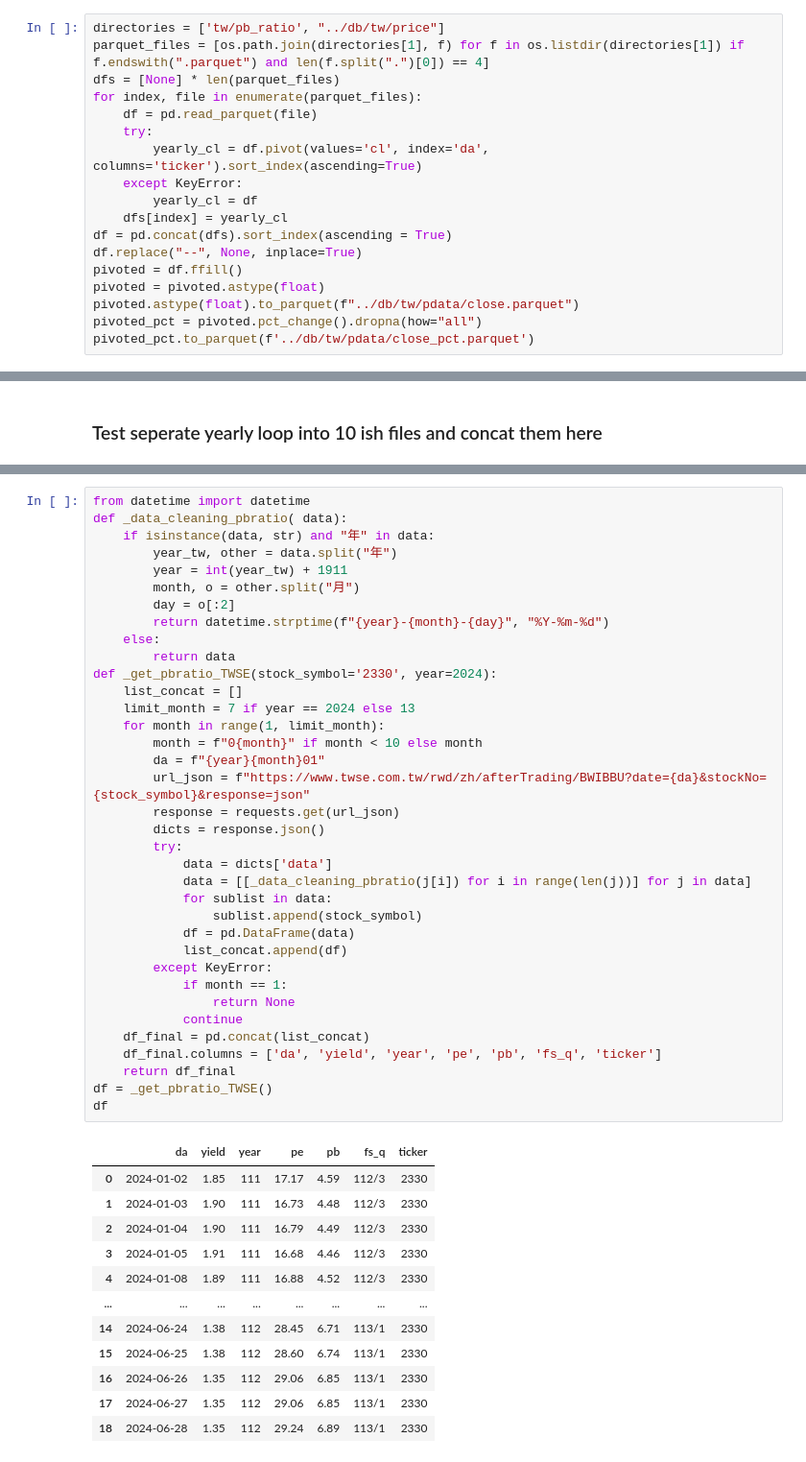
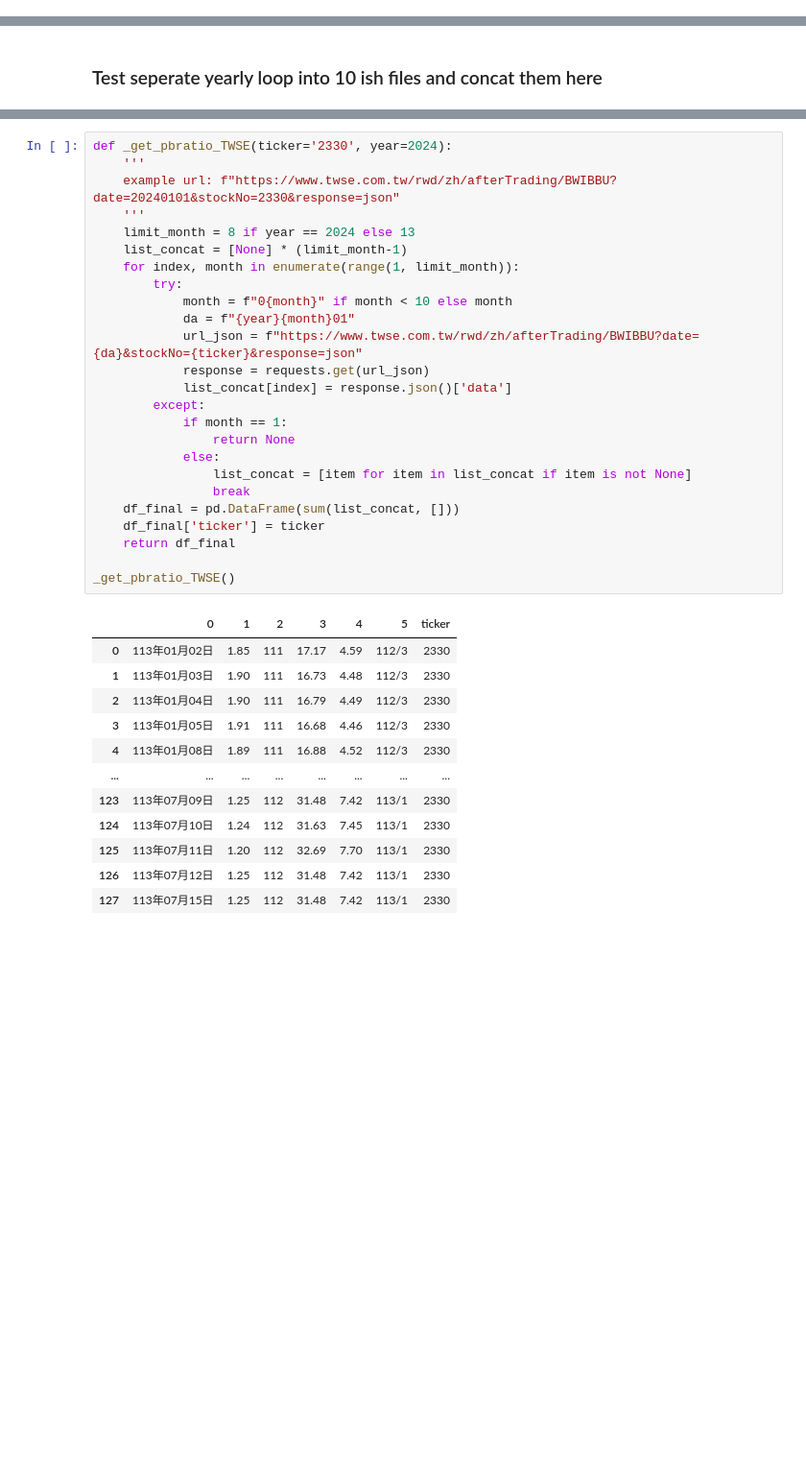
Before and after one commit to tsungyou/TS, a Jupyter notebook: db_py/DbTest1.ipynb, the cells around one changed output, grey strips where cells are left out. Shown at 96% size. Drawn from its saved outputs; the diff is of its cells as text; blank space fills up the shorter version.

```diff
--- a/db_py/DbTest1.ipynb
+++ b/db_py/DbTest1.ipynb
@@ -3,21 +3,3 @@ import pandas as pd
 import matplotlib.pyplot as plt
 import numpy as np
 import os
-# %%
-directories = ['tw/pb_ratio', "../db/tw/price"]
-parquet_files = [os.path.join(directories[1], f) for f in os.listdir(directories[1]) if f.endswith(".parquet") and len(f.split(".")[0]) == 4]
-dfs = [None] * len(parquet_files)
-for index, file in enumerate(parquet_files):
-    df = pd.read_parquet(file)
-    try:
-        yearly_cl = df.pivot(values='cl', index='da', columns='ticker').sort_index(ascending=True)
-    except KeyError:
-        yearly_cl = df
-    dfs[index] = yearly_cl
-df = pd.concat(dfs).sort_index(ascending = True)
-df.replace("--", None, inplace=True)
-pivoted = df.ffill()
-pivoted = pivoted.astype(float)
-pivoted.astype(float).to_parquet(f"../db/tw/pdata/close.parquet")
-pivoted_pct = pivoted.pct_change().dropna(how="all")
-pivoted_pct.to_parquet(f'../db/tw/pdata/close_pct.parquet')
@@ -161,49 +66,38 @@ pivoted.to_parquet('../db/tw/price/2019.parquet')
 # %%
-from datetime import datetime
-def _data_cleaning_pbratio( data):
-    if isinstance(data, str) and "年" in data:
-        year_tw, other = data.split("年")
-        year = int(year_tw) + 1911
-        month, o = other.split("月")
-        day = o[:2]
-        return datetime.strptime(f"{year}-{month}-{day}", "%Y-%m-%d")
-    else:
-        return data
-def _get_pbratio_TWSE(stock_symbol='2330', year=2024):
-    list_concat = []
-    limit_month = 7 if year == 2024 else 13
-    for month in range(1, limit_month):
-        month = f"0{month}" if month < 10 else month
-        da = f"{year}{month}01"
-        url_json = f"https://www.twse.com.tw/rwd/zh/afterTrading/BWIBBU?date={da}&stockNo={stock_symbol}&response=json"
-        response = requests.get(url_json)
-        dicts = response.json()
+def _get_pbratio_TWSE(ticker='2330', year=2024):
+    '''
+    example url: f"https://www.twse.com.tw/rwd/zh/afterTrading/BWIBBU?date=20240101&stockNo=2330&response=json"
+    '''
+    limit_month = 8 if year == 2024 else 13
+    list_concat = [None] * (limit_month-1)
+    for index, month in enumerate(range(1, limit_month)):
         try:
-            data = dicts['data']
-            data = [[_data_cleaning_pbratio(j[i]) for i in range(len(j))] for j in data]
-            for sublist in data:
-                sublist.append(stock_symbol)
-            df = pd.DataFrame(data)
-            list_concat.append(df)
-        except KeyError:
+            month = f"0{month}" if month < 10 else month
+            da = f"{year}{month}01"
+            url_json = f"https://www.twse.com.tw/rwd/zh/afterTrading/BWIBBU?date={da}&stockNo={ticker}&response=json"
+            response = requests.get(url_json)
+            list_concat[index] = response.json()['data']
+        except:
             if month == 1:
                 return None
-            continue
-    df_final = pd.concat(list_concat)
-    df_final.columns = ['da', 'yield', 'year', 'pe', 'pb', 'fs_q', 'ticker']
+            else:
+                list_concat = [item for item in list_concat if item is not None]
+                break
+    df_final = pd.DataFrame(sum(list_concat, []))
+    df_final['ticker'] = ticker
     return df_final
-df = _get_pbratio_TWSE()
-df
+
+_get_pbratio_TWSE()
 # %% [output]
-|  | da | yield | year | pe | pb | fs_q | ticker |
-| 0 | 2024-01-02 | 1.85 | 111 | 17.17 | 4.59 | 112/3 | 2330 |
-| 1 | 2024-01-03 | 1.90 | 111 | 16.73 | 4.48 | 112/3 | 2330 |
-| 2 | 2024-01-04 | 1.90 | 111 | 16.79 | 4.49 | 112/3 | 2330 |
-| 3 | 2024-01-05 | 1.91 | 111 | 16.68 | 4.46 | 112/3 | 2330 |
-| 4 | 2024-01-08 | 1.89 | 111 | 16.88 | 4.52 | 112/3 | 2330 |
+|  | 0 | 1 | 2 | 3 | 4 | 5 | ticker |
+| 0 | 113年01月02日 | 1.85 | 111 | 17.17 | 4.59 | 112/3 | 2330 |
+| 1 | 113年01月03日 | 1.90 | 111 | 16.73 | 4.48 | 112/3 | 2330 |
+| 2 | 113年01月04日 | 1.90 | 111 | 16.79 | 4.49 | 112/3 | 2330 |
+| 3 | 113年01月05日 | 1.91 | 111 | 16.68 | 4.46 | 112/3 | 2330 |
+| 4 | 113年01月08日 | 1.89 | 111 | 16.88 | 4.52 | 112/3 | 2330 |
 | ... | ... | ... | ... | ... | ... | ... | ... |
-| 14 | 2024-06-24 | 1.38 | 112 | 28.45 | 6.71 | 113/1 | 2330 |
-| 15 | 2024-06-25 | 1.38 | 112 | 28.60 | 6.74 | 113/1 | 2330 |
-| 16 | 2024-06-26 | 1.35 | 112 | 29.06 | 6.85 | 113/1 | 2330 |
-| 17 | 2024-06-27 | 1.35 | 112 | 29.06 | 6.85 | 113/1 | 2330 |
-| 18 | 2024-06-28 | 1.35 | 112 | 29.24 | 6.89 | 113/1 | 2330 |
+| 123 | 113年07月09日 | 1.25 | 112 | 31.48 | 7.42 | 113/1 | 2330 |
+| 124 | 113年07月10日 | 1.24 | 112 | 31.63 | 7.45 | 113/1 | 2330 |
+| 125 | 113年07月11日 | 1.20 | 112 | 32.69 | 7.70 | 113/1 | 2330 |
+| 126 | 113年07月12日 | 1.25 | 112 | 31.48 | 7.42 | 113/1 | 2330 |
+| 127 | 113年07月15日 | 1.25 | 112 | 31.48 | 7.42 | 113/1 | 2330 |
```
Also changed, not shown: parts of 18 cells of this notebook, 10 other files.
